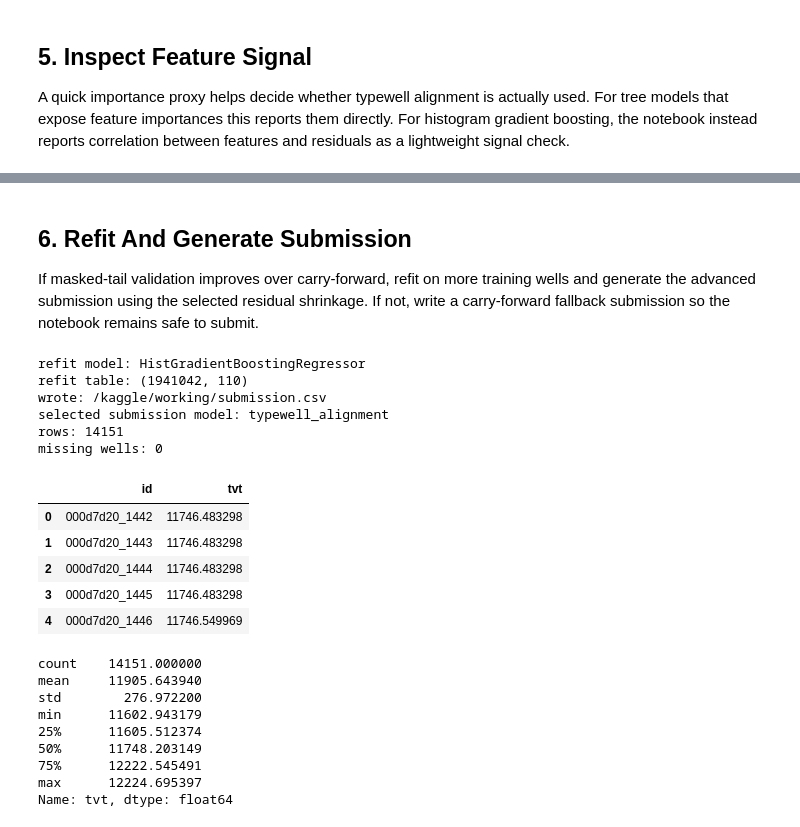
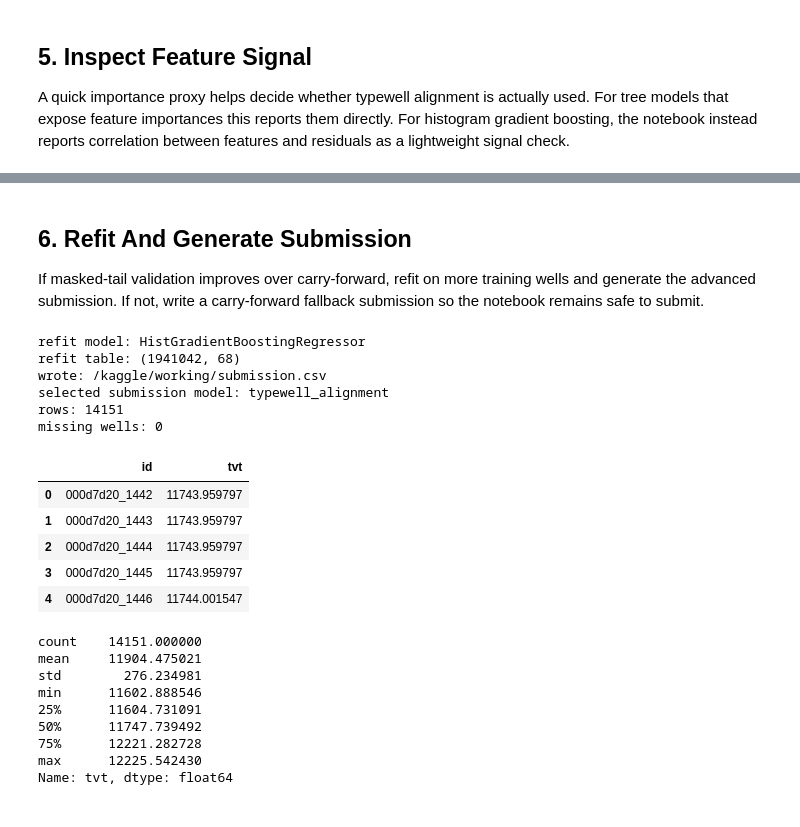
Before and after one commit to tuannm3812/kaggle-ROGII-Wellbore-Geology-Prediction, a Jupyter notebook: notebooks/advanced-modeling.ipynb, the cells around one changed output, grey strips where cells are left out. Saved outputs shown, nothing was run; the diff lists cells and outputs as text; code cells hidden in the pictures.

Commit message:
Organize notebook experiments

```diff
--- a/notebooks/advanced-modeling.ipynb
+++ b/notebooks/advanced-modeling.ipynb
@@ -488,11 +437,11 @@ def fit_advanced_model(train_table):
     try:
         model = HistGradientBoostingRegressor(
             loss='squared_error',
-            learning_rate=0.035,
-            max_iter=380,
+            learning_rate=0.045,
+            max_iter=320,
             max_leaf_nodes=31,
             min_samples_leaf=35,
-            l2_regularization=0.10,
+            l2_regularization=0.08,
             random_state=RANDOM_STATE,
         )
         model.fit(X, y)
@@ -500,7 +449,7 @@ def fit_advanced_model(train_table):
     except Exception as exc:
         print('HistGradientBoostingRegressor failed; falling back to RandomForestRegressor:', repr(exc))
         model = RandomForestRegressor(
-            n_estimators=200,
+            n_estimators=180,
             max_depth=12,
             min_samples_leaf=18,
             random_state=RANDOM_STATE,
@@ -515,28 +464,13 @@ model, model_name = fit_advanced_model(train_table)
 print('model:', model_name)
 
 valid_pred_residual = model.predict(align_feature_frame(valid_table))
-carry_values = valid_table['carry_tvt'].to_numpy(dtype='float64')
+valid_advanced_pred = valid_table['carry_tvt'].to_numpy() + valid_pred_residual
 carry_rmse = rmse(valid_table['target_tvt'], valid_table['carry_tvt'])
-
-shrinkage_rows = []
-for shrinkage in RESIDUAL_SHRINKAGES:
-    pred = carry_values + shrinkage * valid_pred_residual
-    shrinkage_rows.append({
-        'residual_shrinkage': shrinkage,
-        'typewell_alignment_rmse': rmse(valid_table['target_tvt'], pred),
-        'delta_vs_carry': rmse(valid_table['target_tvt'], pred) - carry_rmse,
-    })
-
-shrinkage_summary = pd.DataFrame(shrinkage_rows).sort_values('typewell_alignment_rmse')
-selected_shrinkage = float(shrinkage_summary.iloc[0]['residual_shrinkage'])
-advanced_rmse = float(shrinkage_summary.iloc[0]['typewell_alignment_rmse'])
-valid_advanced_pred = carry_values + selected_shrinkage * valid_pred_residual
+advanced_rmse = rmse(valid_table['target_tvt'], valid_advanced_pred)
 
 print('carry_forward validation RMSE:', carry_rmse)
 print('typewell_alignment validation RMSE:', advanced_rmse)
 print('delta RMSE:', advanced_rmse - carry_rmse)
-print('selected residual shrinkage:', selected_shrinkage)
-display(shrinkage_summary)
 
 valid_scored = valid_table[['well', 'tail_fraction', 'target_tvt', 'carry_tvt']].copy()
 valid_scored['typewell_alignment'] = valid_advanced_pred
@@ -634,7 +562,7 @@ display(importance[importance['feature'].str.contains('typewell', case=False, re
 # %% [markdown]
 ## 6. Refit And Generate Submission
 
-If masked-tail validation improves over carry-forward, refit on more training wells and generate the advanced submission using the selected residual shrinkage. If not, write a carry-forward fallback submission so the notebook remains safe to submit.
+If masked-tail validation improves over carry-forward, refit on more training wells and generate the advanced submission. If not, write a carry-forward fallback submission so the notebook remains safe to submit.
 # %%
 if use_advanced_model:
     refit_table = build_modeling_table(
@@ -657,7 +585,7 @@ def predict_test_well(df, well):
     carry = features['carry_tvt'].to_numpy()
     if use_advanced_model:
         residual = model.predict(align_feature_frame(features))
-        pred = carry + selected_shrinkage * residual
+        pred = carry + residual
         known = tvt_input_series(df).notna().to_numpy()
         pred[known] = tvt_input_series(df).to_numpy()[known]
         return pd.Series(pred, index=range(len(df)), dtype='float64')
@@ -678,45 +606,45 @@ if non_empty:
 submission = sample_submission[[id_col]].copy()
 values = []
 missing_wells = set()
 for sub_id in sample_submission[id_col]:
     well, row_idx = parse_submission_id(sub_id)
     pred = well_predictions.get(well)
     if pred is None or len(pred) == 0:
         missing_wells.add(well)
         values.append(fallback)
     elif 0 <= row_idx < len(pred):
         values.append(float(pred.iloc[row_idx]))
     else:
         values.append(float(pred.iloc[-1]))
 
 submission[target_col] = values
 submission.to_csv(SUBMISSION_PATH, index=False)
 
 print('wrote:', SUBMISSION_PATH)
 print('selected submission model:', 'typewell_alignment' if use_advanced_model else 'carry_forward')
 print('rows:', len(submission))
 print('missing wells:', len(missing_wells))
 display(submission.head())
 display(submission[target_col].describe())
 # %% [output]
 refit model: HistGradientBoostingRegressor
-refit table: (1941042, 110)
+refit table: (1941042, 68)
 wrote: /kaggle/working/submission.csv
 selected submission model: typewell_alignment
 rows: 14151
 missing wells: 0
 |  | id | tvt |
-| 0 | 000d7d20_1442 | 11746.483298 |
-| 1 | 000d7d20_1443 | 11746.483298 |
-| 2 | 000d7d20_1444 | 11746.483298 |
-| 3 | 000d7d20_1445 | 11746.483298 |
-| 4 | 000d7d20_1446 | 11746.549969 |
+| 0 | 000d7d20_1442 | 11743.959797 |
+| 1 | 000d7d20_1443 | 11743.959797 |
+| 2 | 000d7d20_1444 | 11743.959797 |
+| 3 | 000d7d20_1445 | 11743.959797 |
+| 4 | 000d7d20_1446 | 11744.001547 |
 count    14151.000000
-mean     11905.643940
-std        276.972200
-min      11602.943179
-25%      11605.512374
-50%      11748.203149
-75%      12222.545491
-max      12224.695397
+mean     11904.475021
+std        276.234981
+min      11602.888546
+25%      11604.731091
+50%      11747.739492
+75%      12221.282728
+max      12225.542430
 Name: tvt, dtype: float64
```
Also changed, not shown: parts of 10 cells of this notebook, 5 other files.
